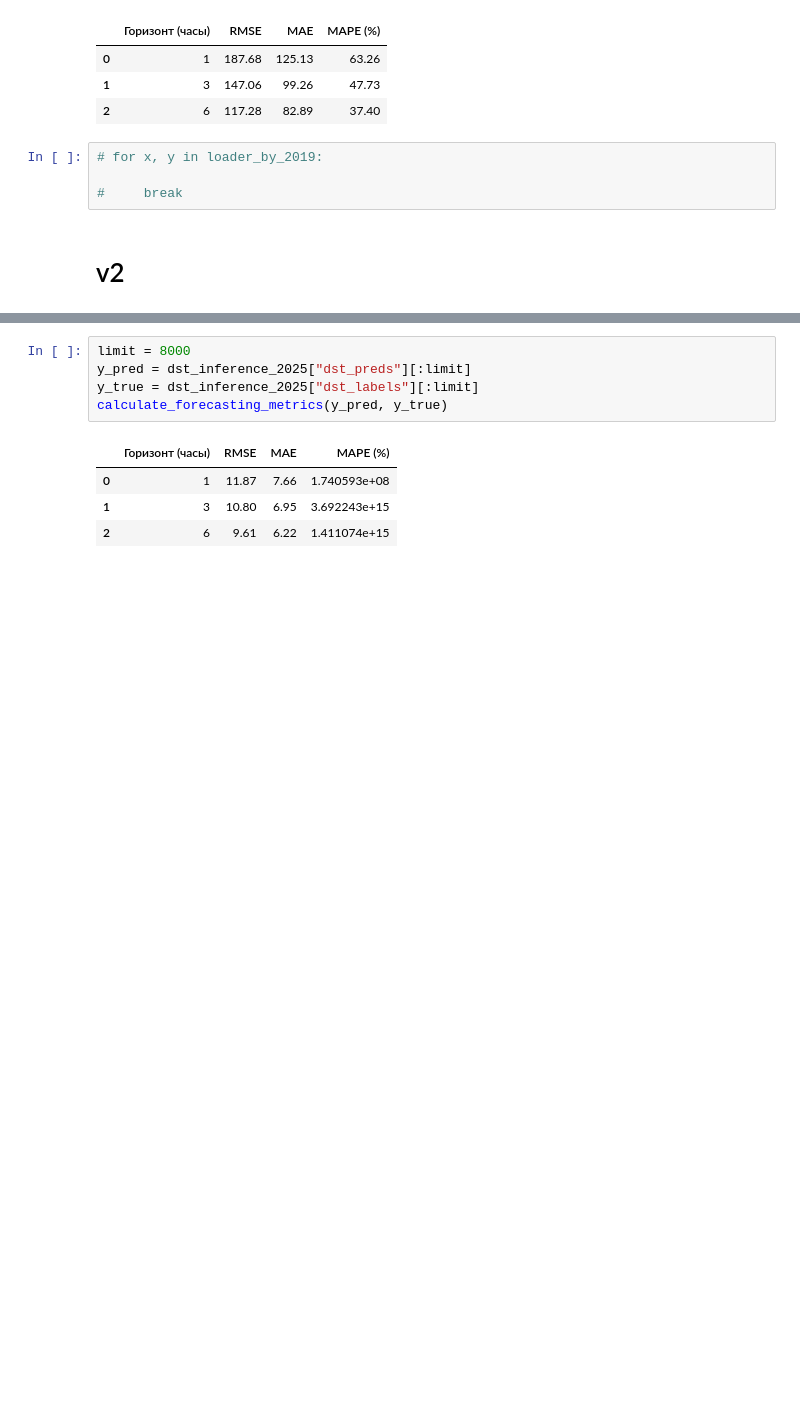
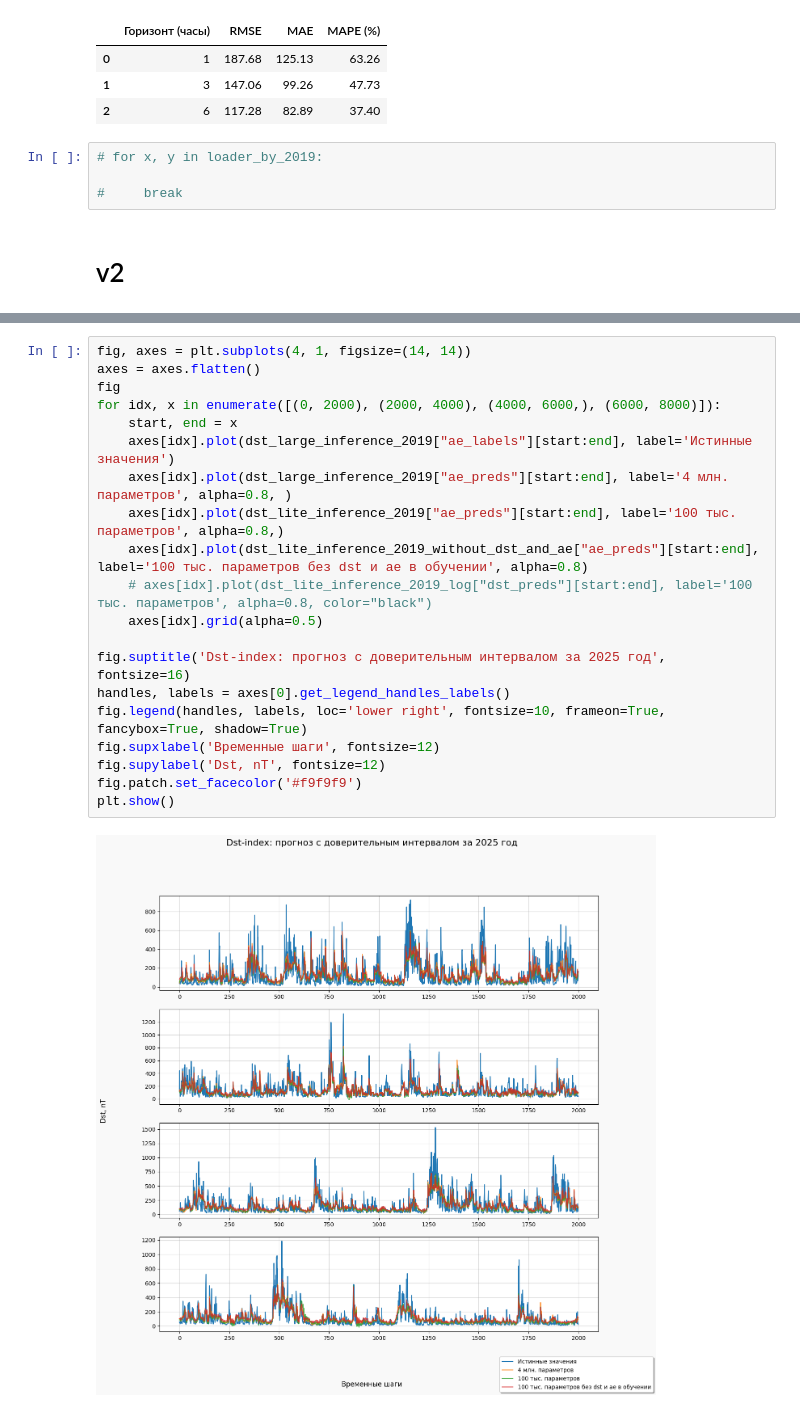
Before and after one commit to neZorinEgor/magnesis, a Jupyter notebook: notebooks/inference.ipynb, the cells around one changed output, grey strips where cells are left out. Saved outputs shown, nothing was run; the diff lists cells and outputs as text; blank space fills up the shorter version.

```diff
--- a/notebooks/inference.ipynb
+++ b/notebooks/inference.ipynb
@@ -1021,10 +1072,22 @@ plt.show()
-# %%
-limit = 8000
-y_pred = dst_inference_2025["dst_preds"][:limit]
-y_true = dst_inference_2025["dst_labels"][:limit]
-calculate_forecasting_metrics(y_pred, y_true)
-# %% [output]
-|  | Горизонт (часы) | RMSE | MAE | MAPE (%) |
-| 0 | 1 | 11.87 | 7.66 | 1.740593e+08 |
-| 1 | 3 | 10.80 | 6.95 | 3.692243e+15 |
-| 2 | 6 | 9.61 | 6.22 | 1.411074e+15 |
+# %%
+fig, axes = plt.subplots(4, 1, figsize=(14, 14))
+axes = axes.flatten()
+fig
+for idx, x in enumerate([(0, 2000), (2000, 4000), (4000, 6000,), (6000, 8000)]):
+    start, end = x
+    axes[idx].plot(dst_large_inference_2019["ae_labels"][start:end], label='Истинные значения')
+    axes[idx].plot(dst_large_inference_2019["ae_preds"][start:end], label='4 млн. параметров', alpha=0.8, )
+    axes[idx].plot(dst_lite_inference_2019["ae_preds"][start:end], label='100 тыс. параметров', alpha=0.8,)
+    axes[idx].plot(dst_lite_inference_2019_without_dst_and_ae["ae_preds"][start:end], label='100 тыс. параметров без dst и ae в обучении', alpha=0.8)
+    # axes[idx].plot(dst_lite_inference_2019_log["dst_preds"][start:end], label='100 тыс. параметров', alpha=0.8, color="black")
+    axes[idx].grid(alpha=0.5)
+
+fig.suptitle('Dst-index: прогноз с доверительным интервалом за 2025 год', fontsize=16)
+handles, labels = axes[0].get_legend_handles_labels()
+fig.legend(handles, labels, loc='lower right', fontsize=10, frameon=True, fancybox=True, shadow=True)
+fig.supxlabel('Временные шаги', fontsize=12)
+fig.supylabel('Dst, nT', fontsize=12)
+fig.patch.set_facecolor('#f9f9f9')
+plt.show()
+# %% [output]
+[figure, added]
```
Also changed, not shown: parts of 20 cells of this notebook, 1 other file.
